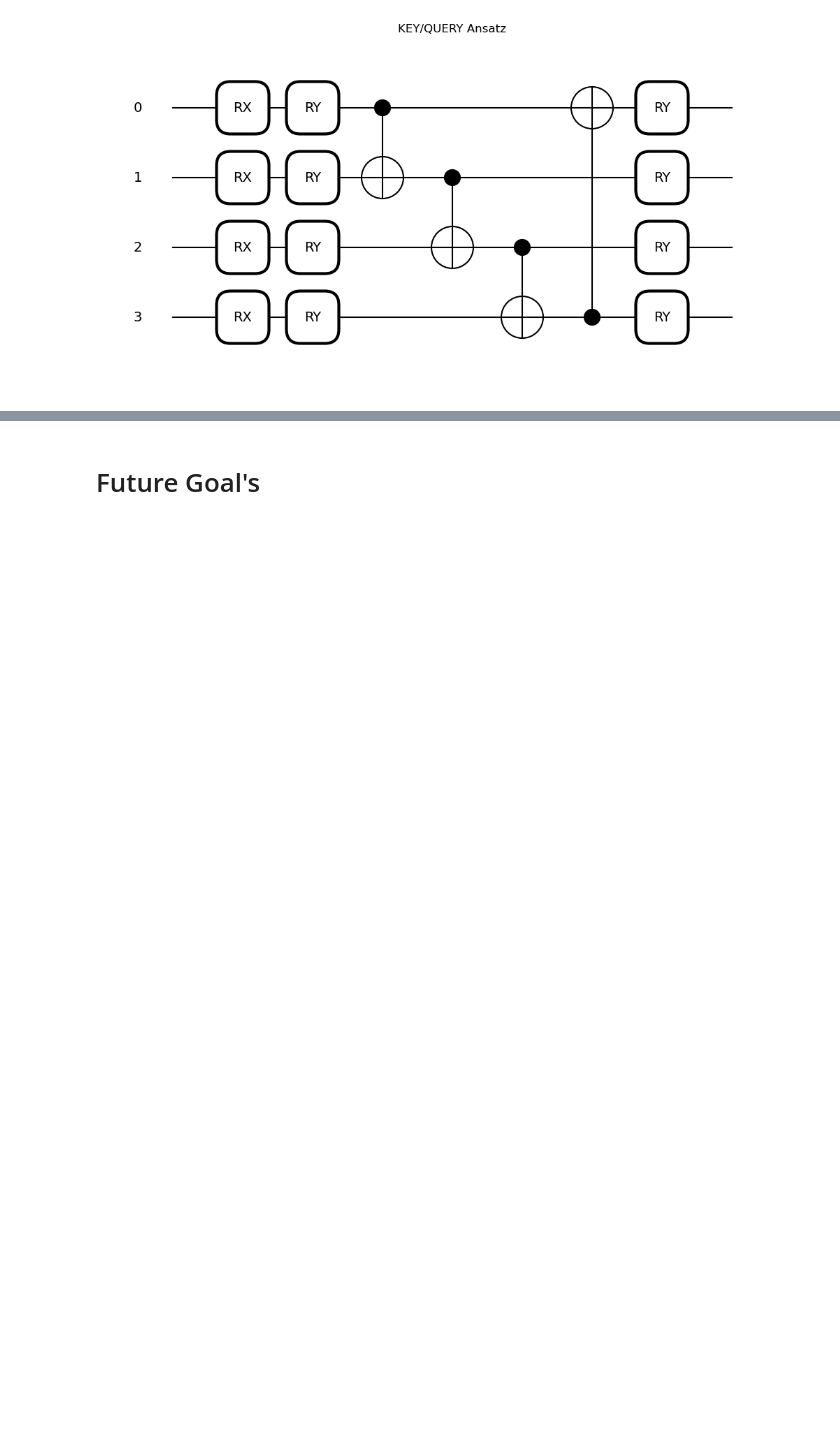
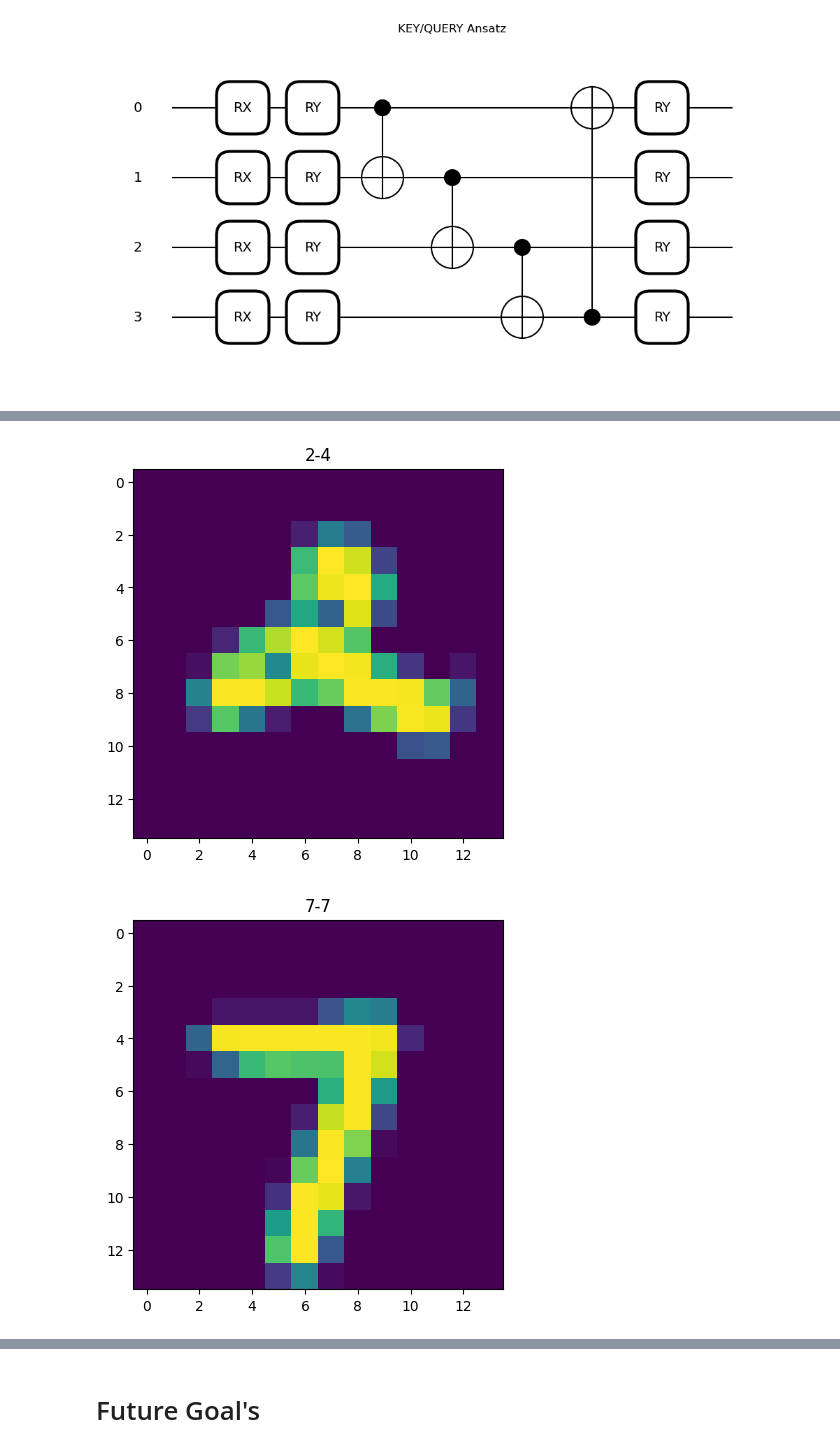
Before and after one commit to EyupBunlu/QViT_HEP_ML4Sci, a Jupyter notebook: Introduction.ipynb, the cells around one changed output, grey strips where cells are left out. Drawn from its saved outputs; the diff is of its cells as text; code cells hidden in the pictures; blank space fills up the shorter version.

```diff
--- a/Introduction.ipynb
+++ b/Introduction.ipynb
@@ -422,0 +409,9 @@ for i in range(20):
+# %%
+for i in range(5):
+    plt.figure()
+    ii = test_set.indices[i]
+    plt.imshow(data[ii].cpu())
+    plt.title(f'{mnist_trainset.target[ii]}-{model(data_patched[[ii]].to(device)).cpu().argmax().item()}')
+# %% [output]
+[figure, added]
+[figure, added]
```
Also changed, not shown: parts of 19 cells of this notebook, 5 other files.
